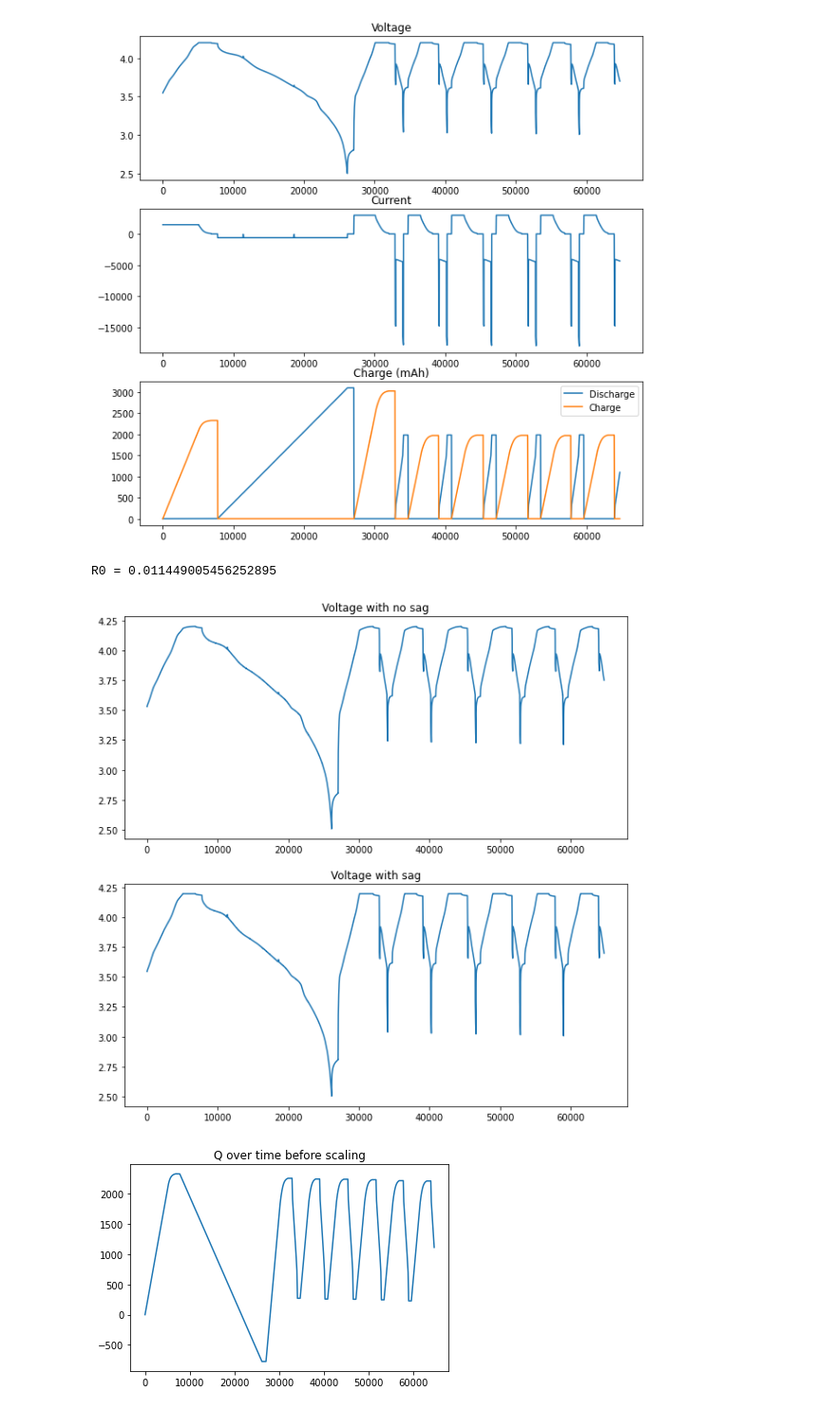
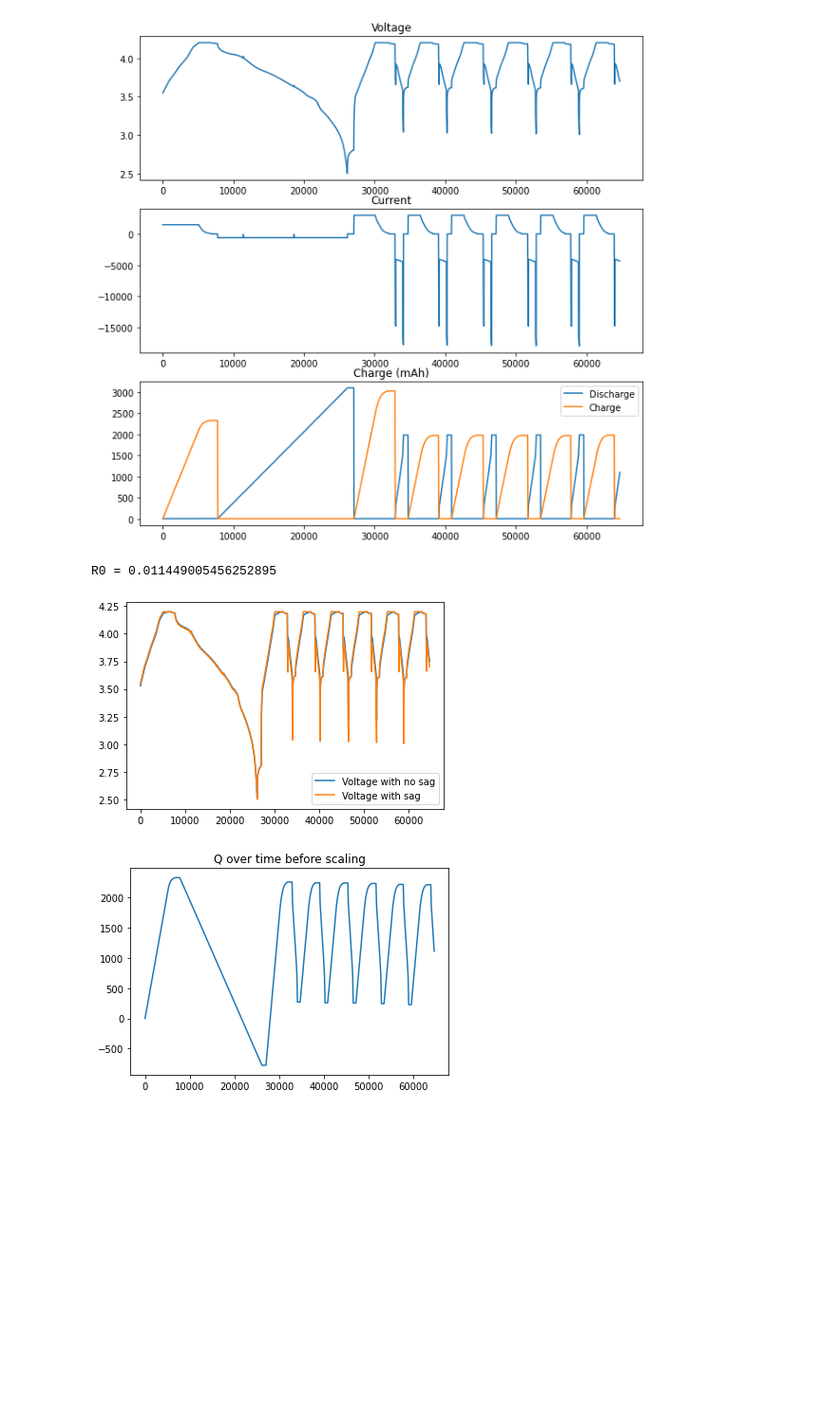
Before and after one commit to SquareWheelBike/CloudBFG, a Jupyter notebook: dataset_testing.ipynb, the cells around one changed output. Shown: that part at 95% size. Saved outputs shown, nothing was run; the diff lists cells and outputs as text; code cells hidden in the pictures; blank space fills up the shorter version.

```diff
--- a/dataset_testing.ipynb
+++ b/dataset_testing.ipynb
@@ -114,24 +114,22 @@ Plotting data...
 # %%
 # Now that we have imported relevant data and we can see it, we can start to analyze it.
 from estimation import estimate_R0
 
 df['I_A'] = df['I_mA'] / 1000
 R0 = estimate_R0(np.array(df['Ecell_V']), np.array(df['I_A']))
 print('R0 = {}'.format(R0))
 
 # use R0 and the current to calculate voltage with no sag
 df['V_no_sag'] = df['Ecell_V'] - R0 * df['I_A']
 
 # plot voltage with no sag over time against voltage with sag over time
-fig, ax = plt.subplots(2, 1, figsize=(10, 10))
-ax[0].plot(df['time_s'], df['V_no_sag'])
-ax[0].set_title('Voltage with no sag')
-ax[1].plot(df['time_s'], df['Ecell_V'])
-ax[1].set_title('Voltage with sag')
+plt.plot(df['time_s'], df['V_no_sag'], label='Voltage with no sag')
+plt.plot(df['time_s'], df['Ecell_V'], label='Voltage with sag')
+plt.legend()
 plt.show()
 # %% [output]
 R0 = 0.011449005456252895
-[figure, old version]
+[figure, new version]
 # %%
 # Determine SOC through the entire dataset
 
```
Also changed, not shown: parts of 4 cells of this notebook.
